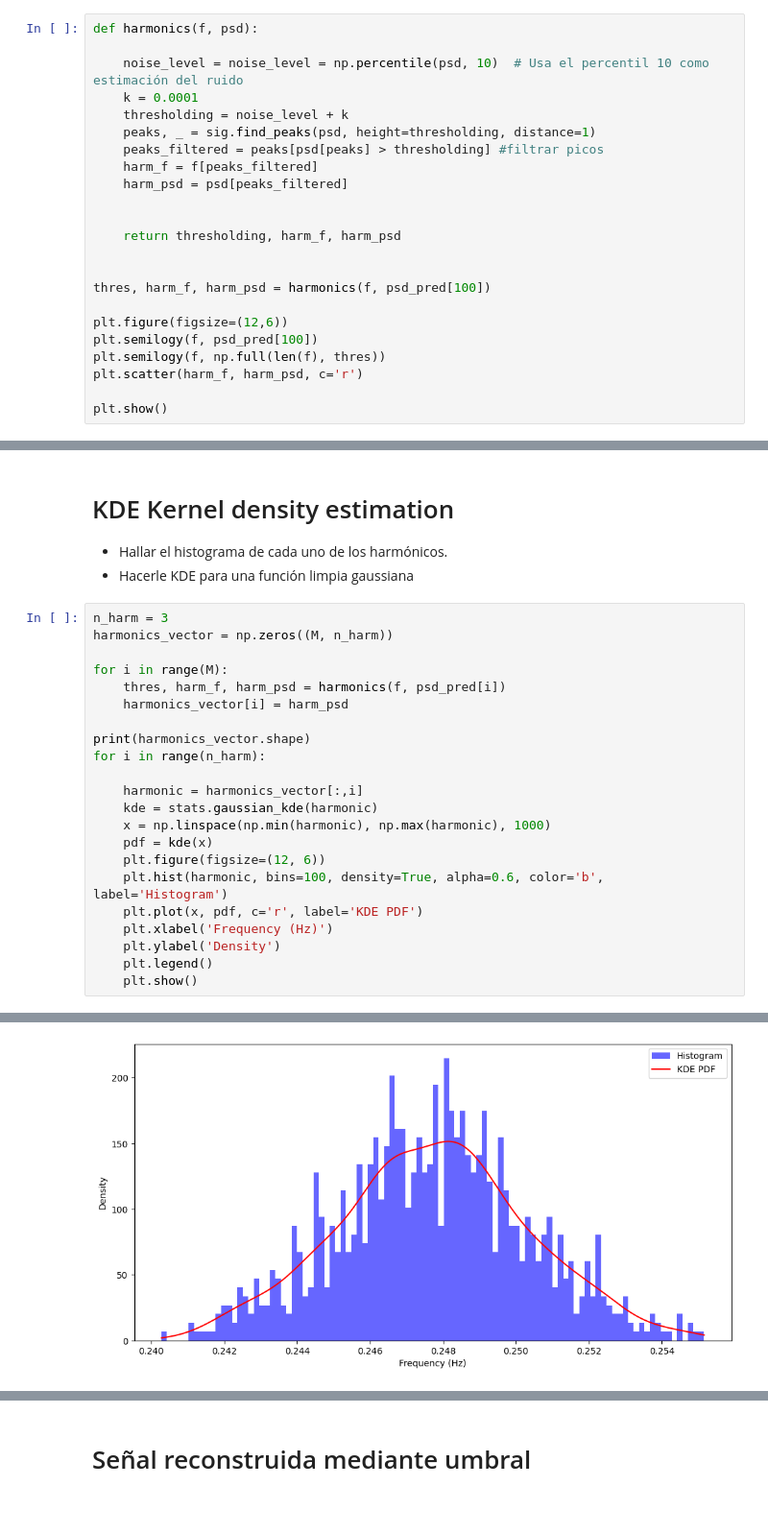
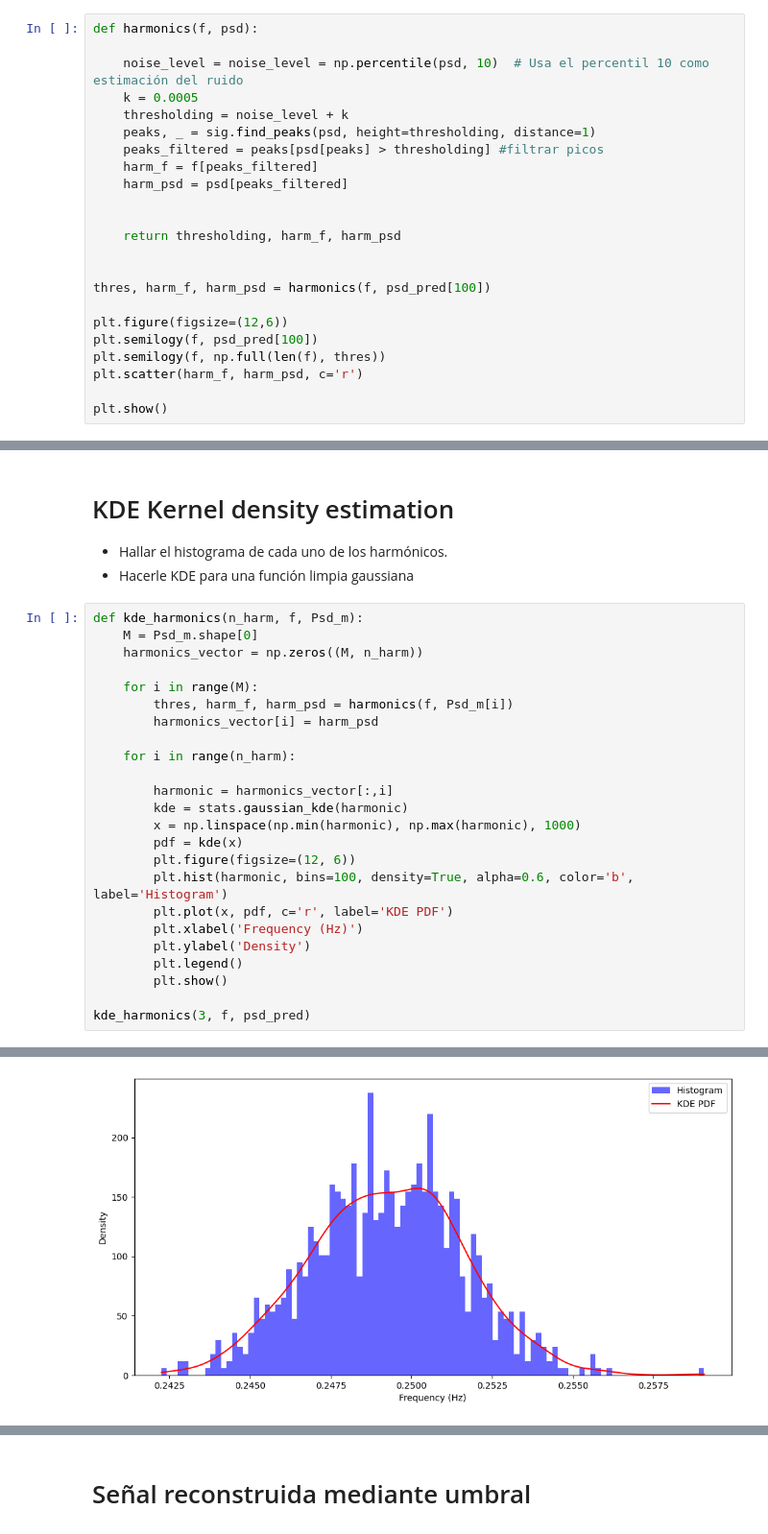
Before and after one commit to dramirezbe/Signal-theory, a Jupyter notebook: Random-signal-analysis/PSD_Estimation_arreglado.ipynb, the cells around one changed output, grey strips where cells are left out. Shown at 96% size. Saved outputs shown, nothing was run; the diff lists cells and outputs as text.

```diff
--- a/Random-signal-analysis/PSD_Estimation_arreglado.ipynb
+++ b/Random-signal-analysis/PSD_Estimation_arreglado.ipynb
@@ -214,7 +227,7 @@ plt.show()"""
 def harmonics(f, psd):
 
     noise_level = noise_level = np.percentile(psd, 10)  # Usa el percentil 10 como estimación del ruido
-    k = 0.0001
+    k = 0.0005
     thresholding = noise_level + k
     peaks, _ = sig.find_peaks(psd, height=thresholding, distance=1)
     peaks_filtered = peaks[psd[peaks] > thresholding] #filtrar picos
@@ -241,25 +254,27 @@ plt.show()
 - Hallar el histograma de cada uno de los harmónicos.
 - Hacerle KDE para una función limpia gaussiana
 # %%
-n_harm = 3
-harmonics_vector = np.zeros((M, n_harm))
+def kde_harmonics(n_harm, f, Psd_m):
+    M = Psd_m.shape[0]
+    harmonics_vector = np.zeros((M, n_harm))
 
-for i in range(M):
-    thres, harm_f, harm_psd = harmonics(f, psd_pred[i])
-    harmonics_vector[i] = harm_psd
+    for i in range(M):
+        thres, harm_f, harm_psd = harmonics(f, Psd_m[i])
+        harmonics_vector[i] = harm_psd
 
-print(harmonics_vector.shape)
-for i in range(n_harm):
+    for i in range(n_harm):
 
-    harmonic = harmonics_vector[:,i]
-    kde = stats.gaussian_kde(harmonic)
-    x = np.linspace(np.min(harmonic), np.max(harmonic), 1000)
-    pdf = kde(x)
-    plt.figure(figsize=(12, 6))
-    plt.hist(harmonic, bins=100, density=True, alpha=0.6, color='b', label='Histogram')
-    plt.plot(x, pdf, c='r', label='KDE PDF')
-    plt.xlabel('Frequency (Hz)')
-    plt.ylabel('Density')
-    plt.legend()
-    plt.show()
+        harmonic = harmonics_vector[:,i]
+        kde = stats.gaussian_kde(harmonic)
+        x = np.linspace(np.min(harmonic), np.max(harmonic), 1000)
+        pdf = kde(x)
+        plt.figure(figsize=(12, 6))
+        plt.hist(harmonic, bins=100, density=True, alpha=0.6, color='b', label='Histogram')
+        plt.plot(x, pdf, c='r', label='KDE PDF')
+        plt.xlabel('Frequency (Hz)')
+        plt.ylabel('Density')
+        plt.legend()
+        plt.show()
+
+kde_harmonics(3, f, psd_pred)
 # %% [output]
@@ -267 +281 @@ for i in range(n_harm):
-[figure, old version]
+[figure, new version]
```
Also changed, not shown: parts of 8 cells of this notebook.
